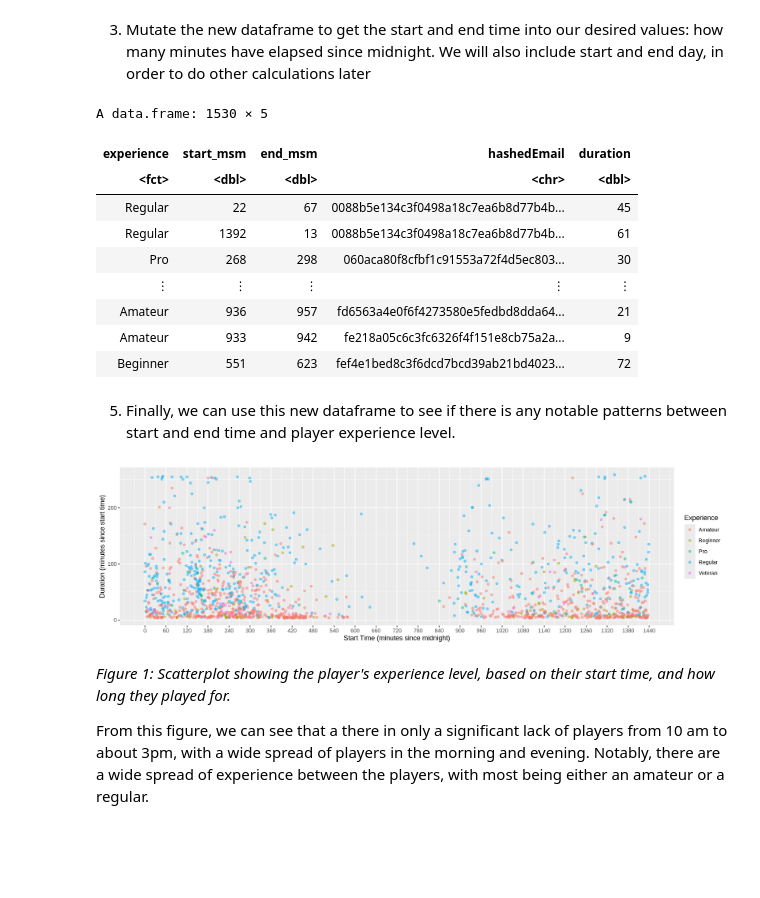
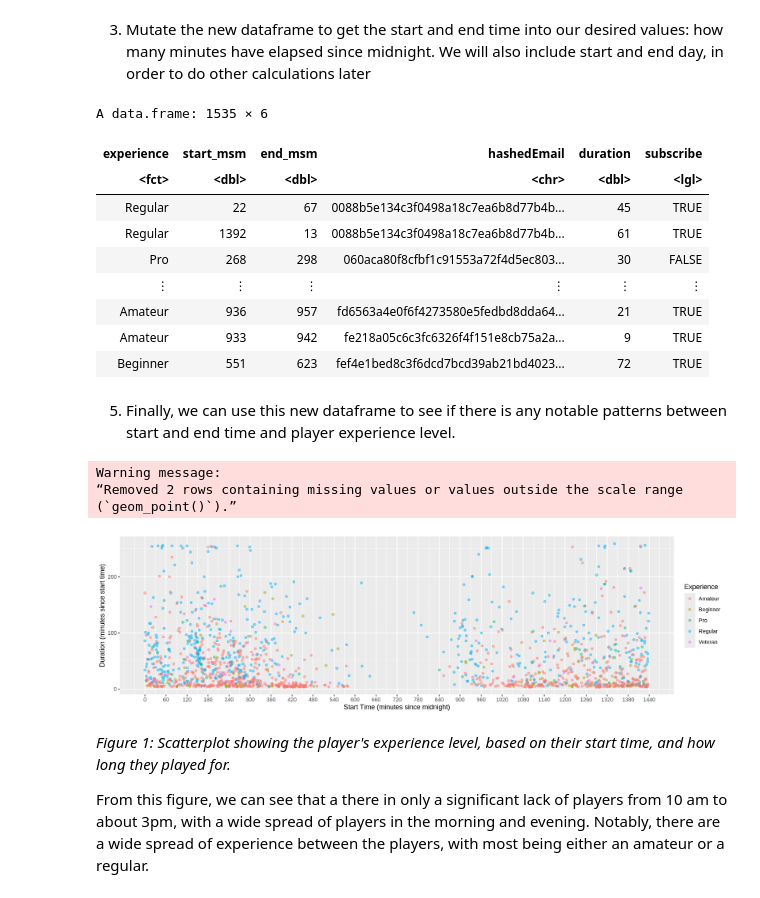
Before and after one commit to mulch-eater-prime/DSCI-Group-17-Project, a Jupyter notebook: Work.ipynb, the cells around one changed output. Drawn from its saved outputs; the diff is of its cells as text; code cells hidden in the pictures; blank space fills up the shorter version.

```diff
--- a/Work.ipynb
+++ b/Work.ipynb
@@ -42,7 +42,7 @@ player <- read_csv(player_url)
 sessions_url <- "https://raw.githubusercontent.com/mulch-eater-prime/DSCI-Group-17-Project/03abe89c68205649e71bfa9b8a9cf90efe553b24/sessions%20(1).csv"
 sessions <- read_csv(sessions_url)
 mashup <- player |>
-    select(hashedEmail, experience) |>
+    select(hashedEmail, experience, subscribe) |>
     merge(sessions, by = "hashedEmail") |>
     select(hashedEmail:end_time)
 mashup
@@ -107,26 +107,23 @@ A data.frame: 1535 × 8
 3) Mutate the new dataframe to get the start and end time into our desired values: how many minutes have elapsed since midnight. We will also include start and end day, in order to do other calculations later
 # %%
 mashup_2 <- mashup_1 |>
-    mutate(start_msm = start_day*1440 + start_hour*60 + start_minute) |>
-    mutate(end_msm = end_day*1440 + end_hour * 60 + end_minute) |>
-    mutate(duration = end_msm - start_msm,
-            start_msm = start_msm - start_day*1440,
-            end_msm = end_msm - end_day*1440,
+    mutate(start_msm = start_hour*60 + start_minute) |>
+    mutate(end_msm = end_hour * 60 + end_minute) |>
+    mutate(duration = (end_msm - start_msm) %% 1440,
           experience = as.factor(experience)) |>
-    select(experience, start_msm, end_msm, hashedEmail, duration) |>
-    filter(duration >= 0)
+    select(experience, start_msm, end_msm, hashedEmail, duration, subscribe)
 mashup_2
 # %% [output]
-A data.frame: 1530 × 5
+A data.frame: 1535 × 6
-| experience | start_msm | end_msm | hashedEmail | duration |
-| <fct> | <dbl> | <dbl> | <chr> | <dbl> |
-| Regular | 22 | 67 | 0088b5e134c3f0498a18c7ea6b8d77b4b... | 45 |
-| Regular | 1392 | 13 | 0088b5e134c3f0498a18c7ea6b8d77b4b... | 61 |
-| Pro | 268 | 298 | 060aca80f8cfbf1c91553a72f4d5ec803... | 30 |
-| ⋮ | ⋮ | ⋮ | ⋮ | ⋮ |
-| Amateur | 936 | 957 | fd6563a4e0f6f4273580e5fedbd8dda64... | 21 |
-| Amateur | 933 | 942 | fe218a05c6c3fc6326f4f151e8cb75a2a... | 9 |
-| Beginner | 551 | 623 | fef4e1bed8c3f6dcd7bcd39ab21bd4023... | 72 |
+| experience | start_msm | end_msm | hashedEmail | duration | subscribe |
+| <fct> | <dbl> | <dbl> | <chr> | <dbl> | <lgl> |
+| Regular | 22 | 67 | 0088b5e134c3f0498a18c7ea6b8d77b4b... | 45 | TRUE |
+| Regular | 1392 | 13 | 0088b5e134c3f0498a18c7ea6b8d77b4b... | 61 | TRUE |
+| Pro | 268 | 298 | 060aca80f8cfbf1c91553a72f4d5ec803... | 30 | FALSE |
+| ⋮ | ⋮ | ⋮ | ⋮ | ⋮ | ⋮ |
+| Amateur | 936 | 957 | fd6563a4e0f6f4273580e5fedbd8dda64... | 21 | TRUE |
+| Amateur | 933 | 942 | fe218a05c6c3fc6326f4f151e8cb75a2a... | 9 | TRUE |
+| Beginner | 551 | 623 | fef4e1bed8c3f6dcd7bcd39ab21bd4023... | 72 | TRUE |
 # %% [markdown]
 5) Finally, we can use this new dataframe to see if there is any notable patterns between start and end time and player experience level.
 # %%
@@ -138,6 +135,9 @@ new_plot <- mashup_2 |> ggplot(aes(x = start_msm, y = duration, color = experien
     scale_x_continuous(breaks = seq(from = 0, to = 1440, by = 60))
 new_plot
 # %% [output]
+Warning message:
+“Removed 2 rows containing missing values or values outside the scale range
+(`geom_point()`).”
 [figure]
 # %% [markdown]
 *Figure 1: Scatterplot showing the player's experience level, based on their start time, and how long they played for.*
```
Also changed, not shown: parts of 9 cells of this notebook.
